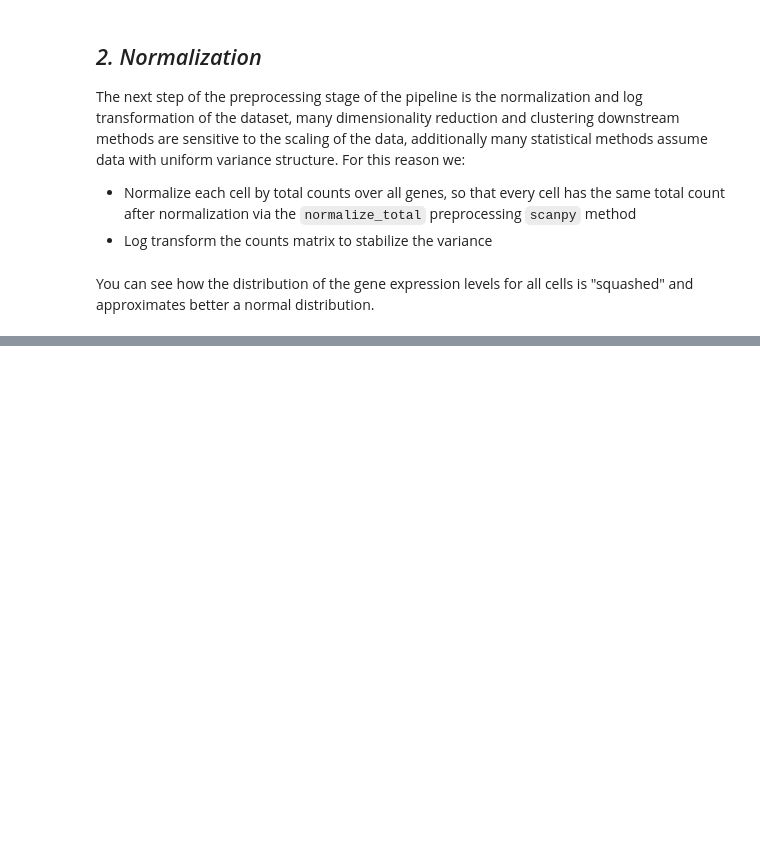
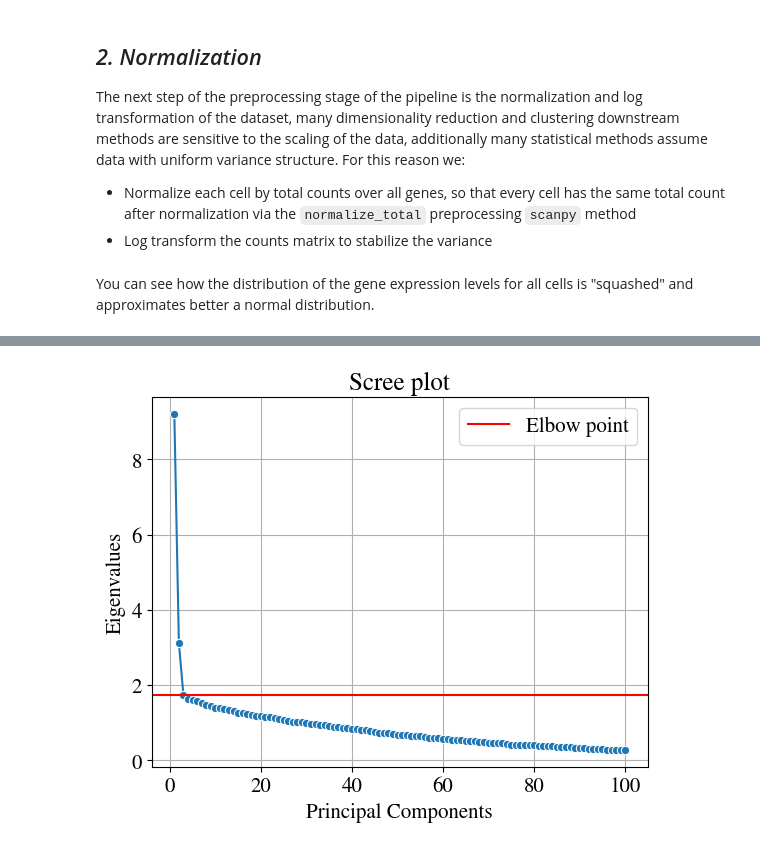
Before and after one commit to KyriakosPsa/scGmix-ML-pipeline, a Jupyter notebook: preprocessing.ipynb, the cells around one changed output, grey strips where cells are left out. Saved outputs shown, nothing was run; the diff lists cells and outputs as text; code cells hidden in the pictures; blank space fills up the shorter version.

```diff
--- a/preprocessing.ipynb
+++ b/preprocessing.ipynb
@@ -163,0 +243,11 @@ hist_subplot(data1 = adata.obs["total_counts"],
+# %%
+sns.lineplot(x = np.arange(1,adata.uns['pca']['variance'].shape[0]+1,1), y =adata.uns['pca']['variance'],marker='o')
+plt.xlabel("Principal Components")
+plt.axhline(y=adata.uns['pca']['variance'][2], color = 'red',label = "Elbow point")
+plt.ylabel("Eigenvalues")
+plt.title("Scree plot")
+plt.legend()
+plt.grid()
+plt.show()
+# %% [output]
+[figure, added]
```
Also changed, not shown: parts of 29 cells of this notebook.
